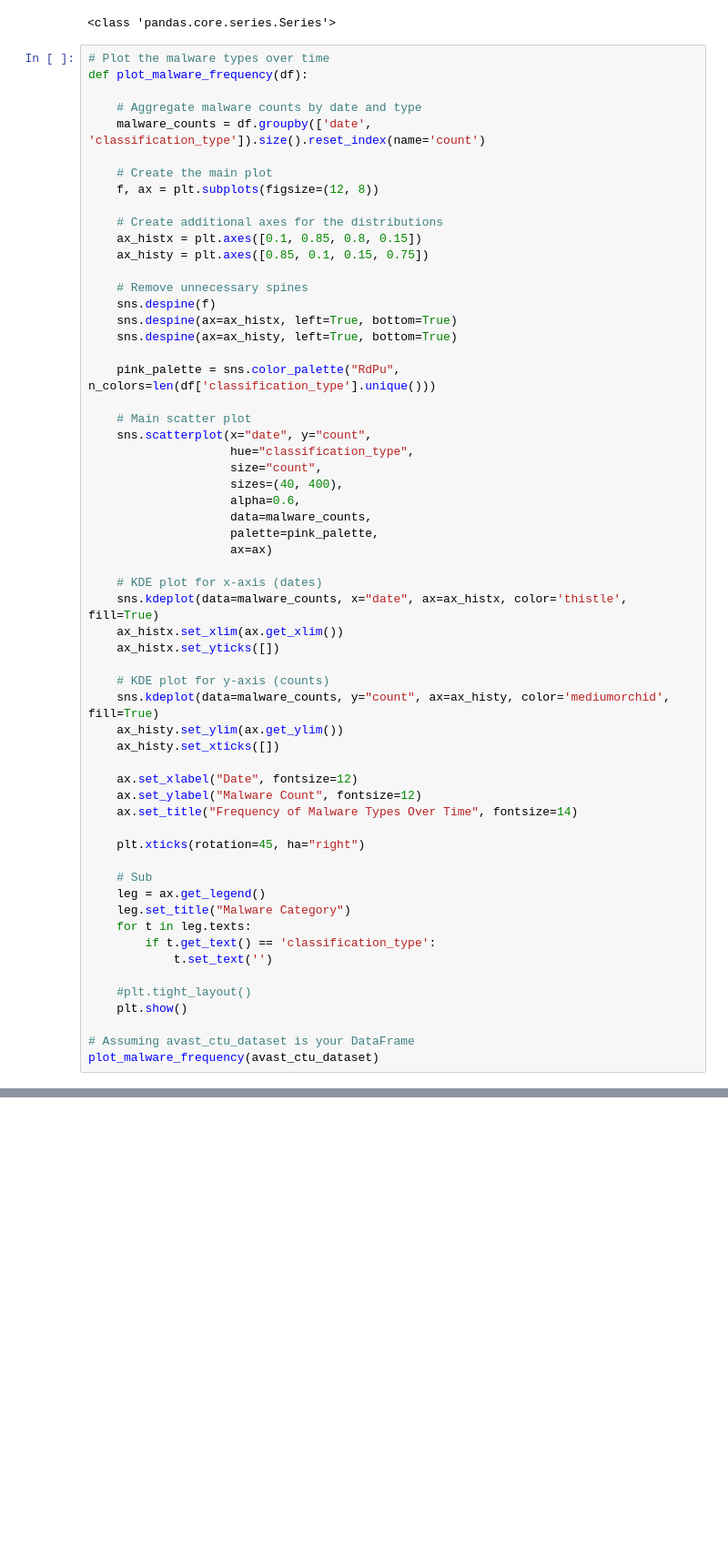
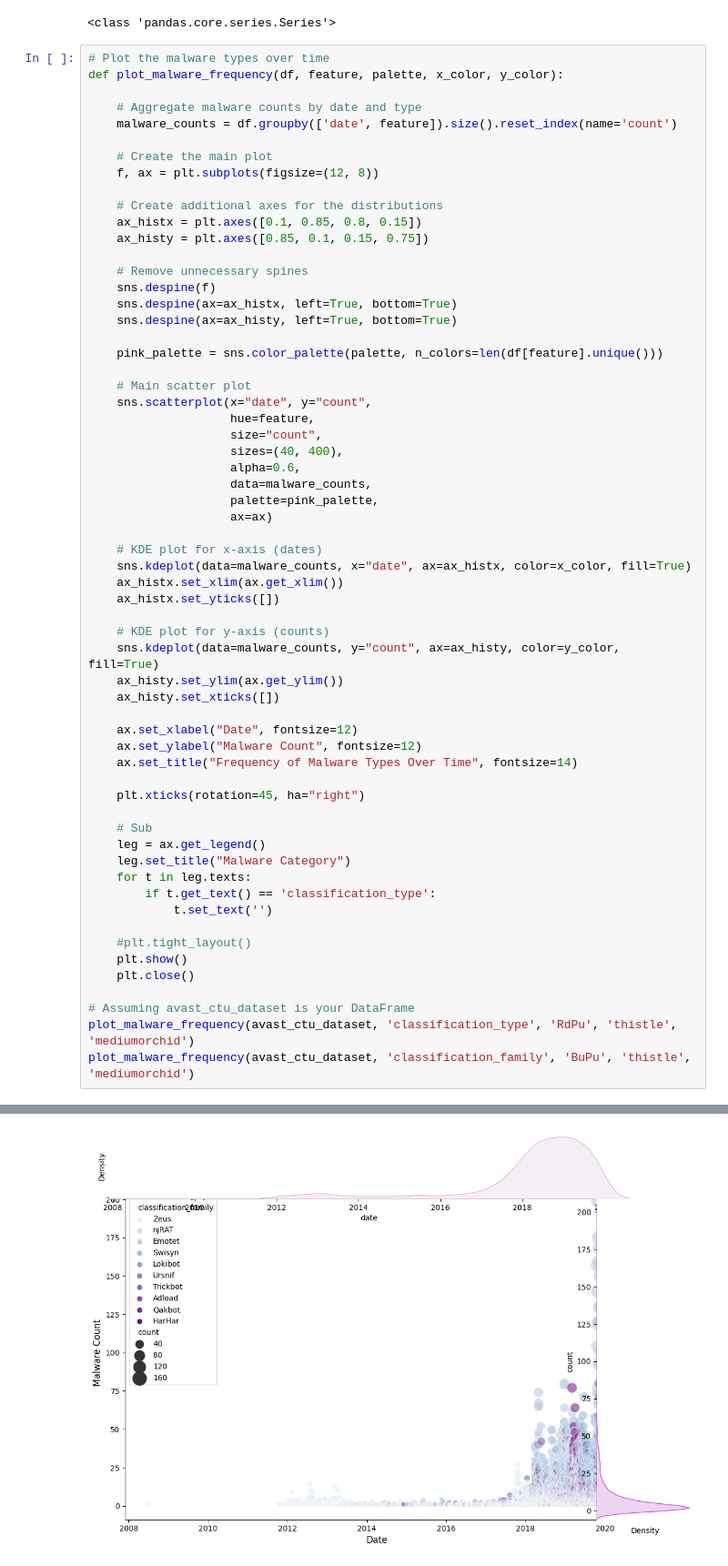
Before and after one commit to keila-moral/avast-ctu--CAPEv2, a Jupyter notebook: avast-ctu-cape.ipynb, the cells around one changed output, grey strips where cells are left out. Shown at 91% size. Cells and saved outputs as stored; diff of their text form; blank space fills up the shorter version.

Commit message:
Kaggle Notebook |  avast-ctu-cape | Version 24-optimised plotting

```diff
--- a/avast-ctu-cape.ipynb
+++ b/avast-ctu-cape.ipynb
@@ -68,10 +68,10 @@ print(type(avast_ctu_dataset['date']))
 <class 'pandas.core.series.Series'>
 # %%
 # Plot the malware types over time
-def plot_malware_frequency(df):
+def plot_malware_frequency(df, feature, palette, x_color, y_color):
 
     # Aggregate malware counts by date and type
-    malware_counts = df.groupby(['date', 'classification_type']).size().reset_index(name='count')
+    malware_counts = df.groupby(['date', feature]).size().reset_index(name='count')
 
     # Create the main plot
     f, ax = plt.subplots(figsize=(12, 8))
@@ -85,11 +85,11 @@ def plot_malware_frequency(df):
     sns.despine(ax=ax_histx, left=True, bottom=True)
     sns.despine(ax=ax_histy, left=True, bottom=True)
 
-    pink_palette = sns.color_palette("RdPu", n_colors=len(df['classification_type'].unique()))
+    pink_palette = sns.color_palette(palette, n_colors=len(df[feature].unique()))
 
     # Main scatter plot
     sns.scatterplot(x="date", y="count",
-                    hue="classification_type",
+                    hue=feature,
                     size="count",
                     sizes=(40, 400),
                     alpha=0.6,
@@ -97,35 +97,38 @@ def plot_malware_frequency(df):
                     palette=pink_palette,
                     ax=ax)
 
     # KDE plot for x-axis (dates)
-    sns.kdeplot(data=malware_counts, x="date", ax=ax_histx, color='thistle', fill=True)
+    sns.kdeplot(data=malware_counts, x="date", ax=ax_histx, color=x_color, fill=True)
     ax_histx.set_xlim(ax.get_xlim())
     ax_histx.set_yticks([])
 
     # KDE plot for y-axis (counts)
-    sns.kdeplot(data=malware_counts, y="count", ax=ax_histy, color='mediumorchid', fill=True)
+    sns.kdeplot(data=malware_counts, y="count", ax=ax_histy, color=y_color, fill=True)
     ax_histy.set_ylim(ax.get_ylim())
     ax_histy.set_xticks([])
 
     ax.set_xlabel("Date", fontsize=12)
     ax.set_ylabel("Malware Count", fontsize=12)
     ax.set_title("Frequency of Malware Types Over Time", fontsize=14)
 
     plt.xticks(rotation=45, ha="right")
 
     # Sub
     leg = ax.get_legend()
     leg.set_title("Malware Category")
     for t in leg.texts:
         if t.get_text() == 'classification_type':
             t.set_text('')
 
     #plt.tight_layout()
     plt.show()
+    plt.close()
 
 # Assuming avast_ctu_dataset is your DataFrame
-plot_malware_frequency(avast_ctu_dataset)
+plot_malware_frequency(avast_ctu_dataset, 'classification_type', 'RdPu', 'thistle', 'mediumorchid')
+plot_malware_frequency(avast_ctu_dataset, 'classification_family', 'BuPu', 'thistle', 'mediumorchid')
 # %% [output]
 [figure]
+[figure, added]
 # %%
 # Let's examine 2018 onwards
```
Also changed, not shown: parts of 9 cells of this notebook.
